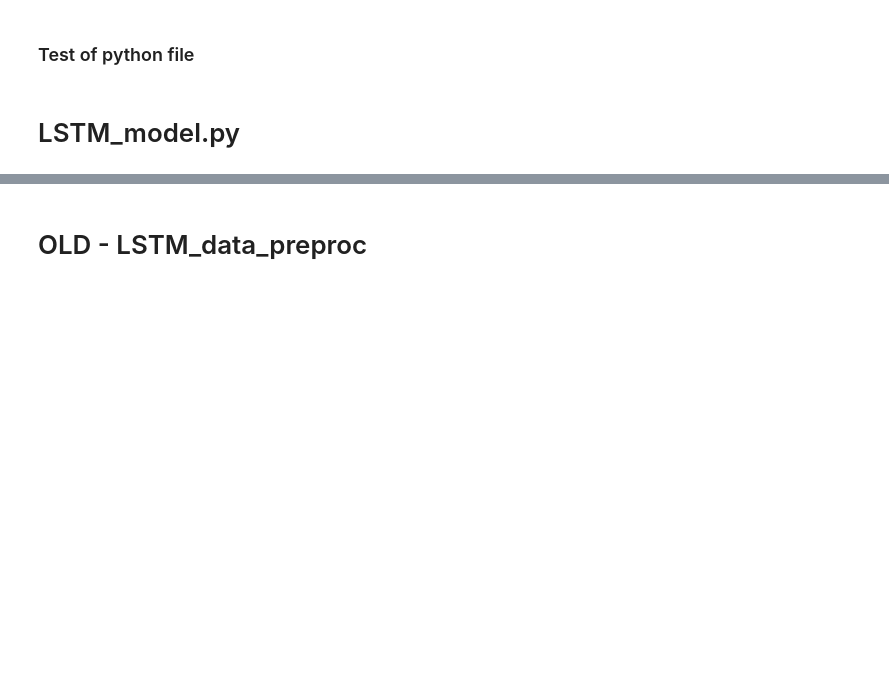
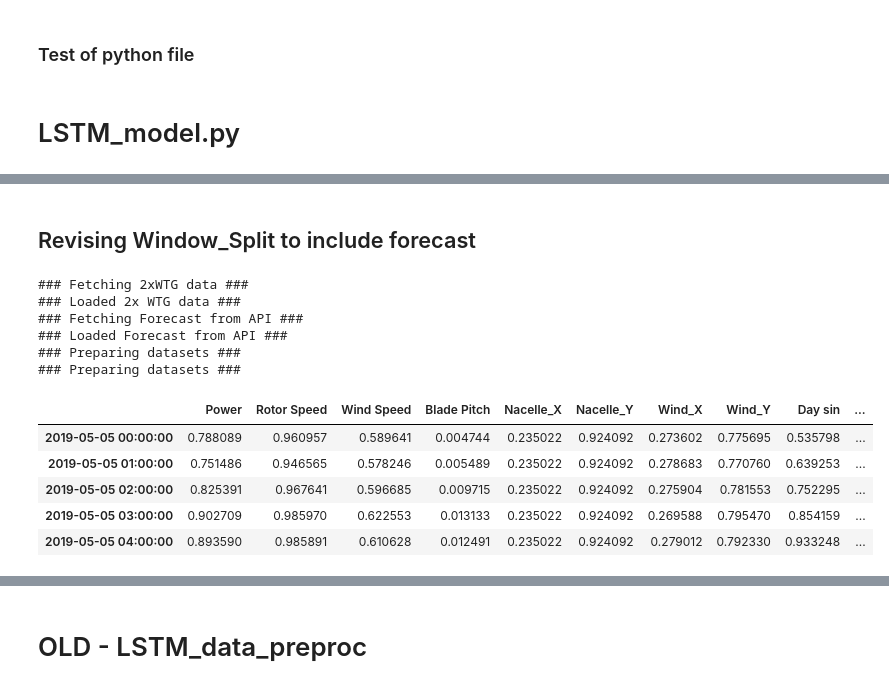
Before and after one commit to AmaurySalles/NextWind, a Jupyter notebook: AS - LSTM_Models.ipynb, the cells around one changed output, grey strips where cells are left out. Cells and saved outputs as stored; diff of their text form; code cells hidden in the pictures; blank space fills up the shorter version.

```diff
--- a/AS - LSTM_Models.ipynb
+++ b/AS - LSTM_Models.ipynb
@@ -918,0 +509,2 @@ plot_loss(history)
+# %% [markdown]
+## Revising Window_Split to include forecast
@@ -918,0 +521,19 @@ plot_loss(history)
+# %%
+train_df, val_df, test_df = get_LSTM_data(2)
+# %% [output]
+### Fetching 2xWTG data ###
+### Loaded 2x WTG data ###
+### Fetching Forecast from API ###
+### Loaded Forecast from API ###
+### Preparing datasets ###
+### Preparing datasets ###
+# %%
+temp = train_df[0]
+temp.head()
+# %% [output]
+|  | Power | Rotor Speed | Wind Speed | Blade Pitch | Nacelle_X | Nacelle_Y | Wind_X | Wind_Y | Day sin | ... |
+| 2019-05-05 00:00:00 | 0.788089 | 0.960957 | 0.589641 | 0.004744 | 0.235022 | 0.924092 | 0.273602 | 0.775695 | 0.535798 | ... |
+| 2019-05-05 01:00:00 | 0.751486 | 0.946565 | 0.578246 | 0.005489 | 0.235022 | 0.924092 | 0.278683 | 0.770760 | 0.639253 | ... |
+| 2019-05-05 02:00:00 | 0.825391 | 0.967641 | 0.596685 | 0.009715 | 0.235022 | 0.924092 | 0.275904 | 0.781553 | 0.752295 | ... |
+| 2019-05-05 03:00:00 | 0.902709 | 0.985970 | 0.622553 | 0.013133 | 0.235022 | 0.924092 | 0.269588 | 0.795470 | 0.854159 | ... |
+| 2019-05-05 04:00:00 | 0.893590 | 0.985891 | 0.610628 | 0.012491 | 0.235022 | 0.924092 | 0.279012 | 0.792330 | 0.933248 | ... |
```
Also changed, not shown: parts of 182 cells of this notebook, 5 other files.
